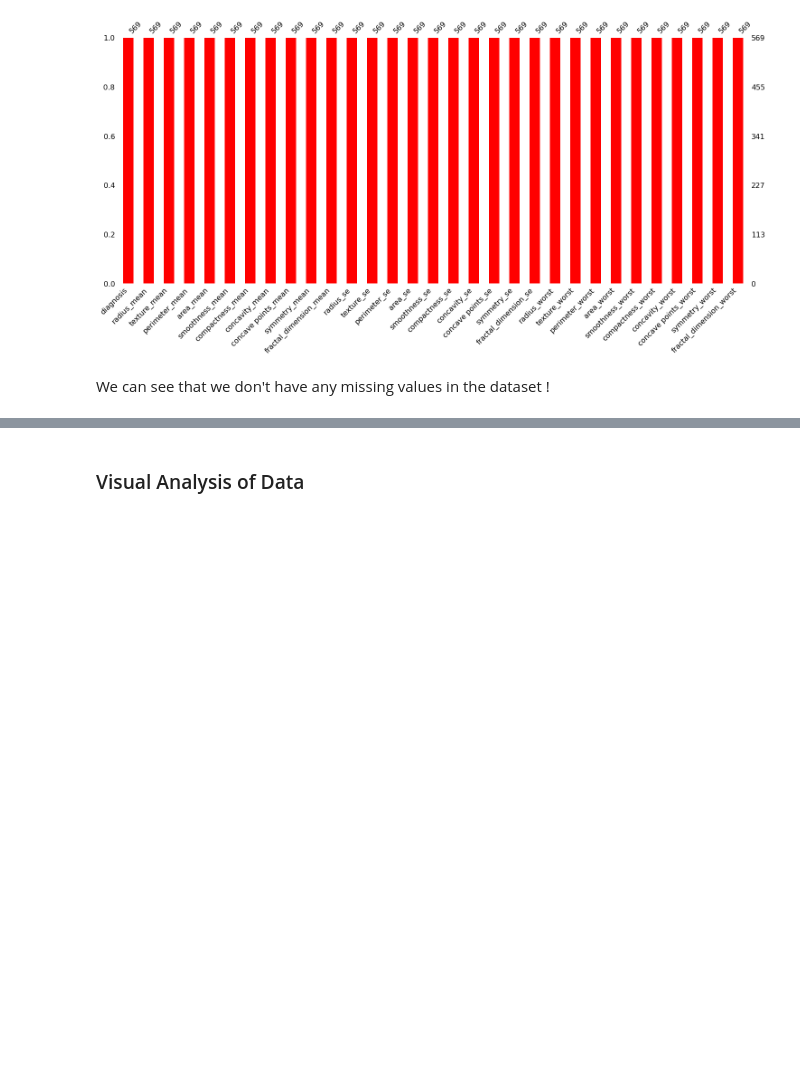
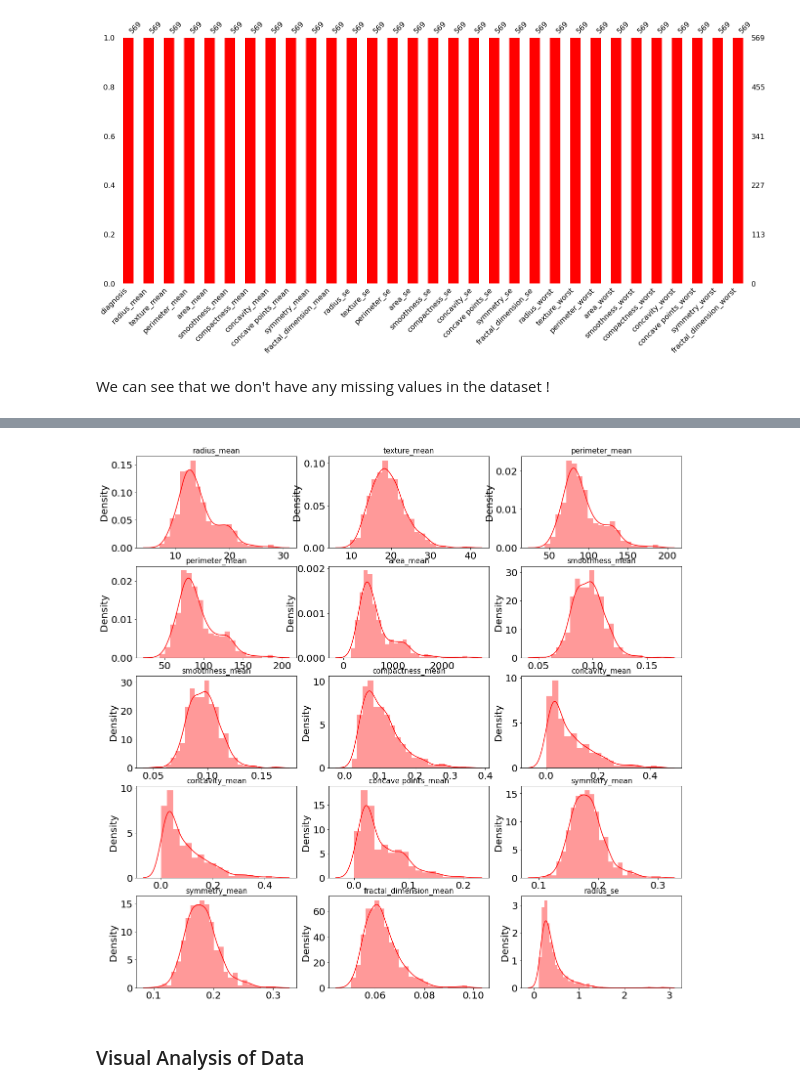
Before and after one commit to lcsrodriguez/intro-ml-assignment, a Jupyter notebook: assignment.ipynb, the cells around one changed output, grey strips where cells are left out. Cells and saved outputs as stored; diff of their text form; code cells hidden in the pictures; blank space fills up the shorter version.

```diff
--- a/assignment.ipynb
+++ b/assignment.ipynb
@@ -449,3 +467,15 @@ df["diagnosis"] = (df["diagnosis"] == "M").astype(int)
+# %%
+fig, ax = plt.subplots(5, 3, figsize=(20, 20))
+
+df_wt = df.copy()
+df_wt.drop("diagnosis", axis = 1, inplace = True)
+for i in range(ax.shape[0]):
+    for j in range(ax.shape[1]):
+        g = sns.distplot(df_wt[df_wt.columns[i*2+j]], ax=ax[i][j], color="red")
+        g.set(xlabel=None)
+        g.set_title(df_wt[df_wt.columns[i*2+j]].name, fontsize = 15)
+# %% [output]
+[figure, added]
 # %% [markdown]
 ### Visual Analysis of Data
 # %% [markdown]
```
Also changed, not shown: parts of 57 cells of this notebook.
